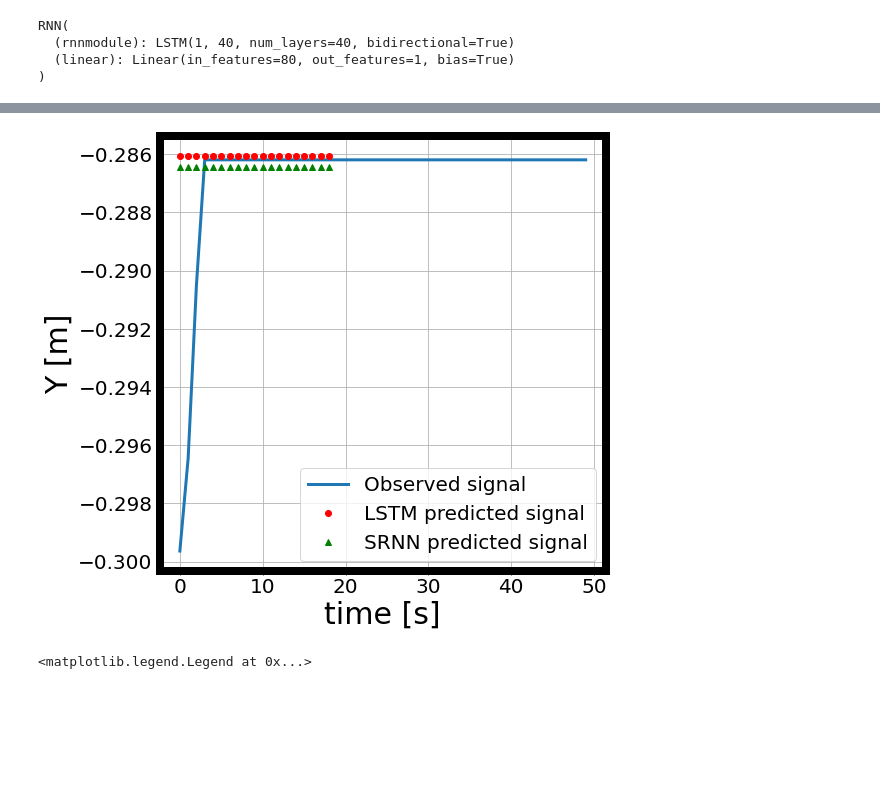
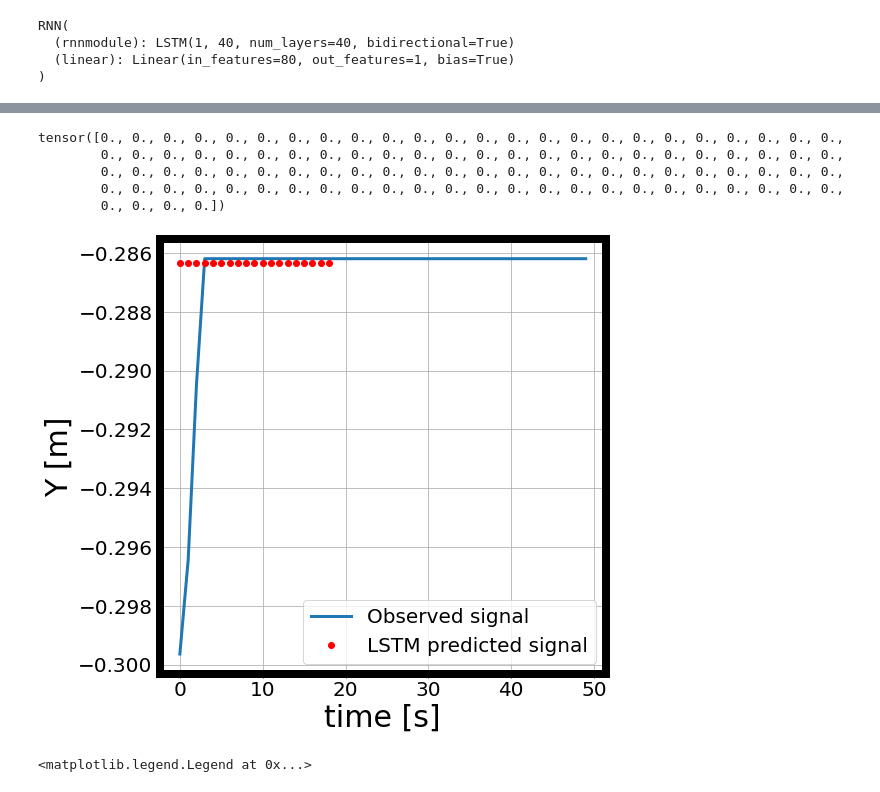
Before and after one commit to bgolshaei/Data_Science, a Jupyter notebook: Project.ipynb, the cells around one changed output, grey strips where cells are left out. Drawn from its saved outputs; the diff is of its cells as text; code cells hidden in the pictures; blank space fills up the shorter version.

```diff
--- a/Project.ipynb
+++ b/Project.ipynb
@@ -131,23 +145,6 @@ series_t = torch.unsqueeze(series_t, dim=1)
 tensor([ 0,  1,  2,  3,  4,  5,  6,  7,  8,  9, 10, 11, 12, 13, 14, 15, 16, 17,
         18, 19, 20, 21, 22, 23, 24, 25, 26, 27, 28, 29, 30, 31, 32, 33, 34, 35,
         36, 37, 38, 39, 40, 41, 42, 43, 44, 45, 46, 47, 48, 49])
-# %%
-def trend(time, slope):
-    return slope*time
-def seasonality_pattern(season_time):
-    return np.where(season_time <0.4, np.cos(2*np.pi*season_time), 1 / np.exp(3 * season_time))
-def seasonality(time, period, amplitude=1, phase=0):
-    season_time = ((time + phase) % period) / period
-    return amplitude * seasonality_pattern(season_time)
-def noise(time, noise_level=1):
-    return np.random.randn(len(time)) * noise_level
-time = np.arange(4 * 365 + 1, dtype="float32")
-baseline = 10
-series = trend(time, 0.1)
-baseline = 10
-amplitude = 40
-slope = 0.05
-noise_level = 5
 # %%
 split_time = 1
 window_size = 20
@@ -200,7 +199,8 @@ class RNN(nn.Module):
             self.rnnmodule = nn.RNN(self.input_dim, self.hidden_dim, self.num_layers, bidirectional=bidir)
         elif rnn_module == "lstm":
             self.rnnmodule = nn.LSTM(self.input_dim, self.hidden_dim, self.num_layers, bidirectional=bidir)
-        self.linear = nn.Linear(self.hidden_dim*self.nd, self.out_dim)
+        self.linearx = nn.Linear(self.hidden_dim*self.nd, self.out_dim)
+        self.lineary = nn.Linear(self.hidden_dim*self.nd, self.out_dim)
 
     def forward(self, x):
 #         h0 = torch.zeros(self.num_layers, self.bs, self.hidden_dim).to(device)
@@ -210,7 +210,8 @@ class RNN(nn.Module):
         out, _ = self.rnnmodule(x)
 
         out = self.linear(out[-1])
-        out = out*100
+        out = self.linear(out[-1]
+        out = out*1000
         return out
 # %%
 model = RNN(input_dim, hidden_dim, num_layers, out_dim, batch_size, num_dir, rnn_module)
@@ -241,7 +242,8 @@ for epoch in range(num_epochs):
         target = item[0:batch_size,-1:].squeeze(dim=1)
         target = target.float()
         target = target.to(device)
-
+        test_Loss=torch.zeros(num_epochs)
+        train_Loss=torch.zeros(num_epochs)
         optimizer.zero_grad()
         #print(inputs.size())
         out = model(inputs)
@@ -267,6 +269,9 @@ for epoch in range(num_epochs):
                 '.format(epoch, running_train_loss/(batch_index+1)))
             print('Epoch {} : Test loss is {:.4f} \
                 '.format(epoch, running_test_loss/(batch_index+1)))
+            test_Loss[epoch]=running_test_loss/(batch_index+1)
+            train_Loss[epoch]=running_train_loss/(batch_index+1)
+
         if best_loss > running_test_loss*batch_size/len(x_test):
             torch.save(model, 'ckpt_time_series.pth')
             best_loss = running_test_loss*batch_size/len(x_test)
@@ -294,3 +299,11 @@ Epoch 90 : Test loss is 0.0001
+# %%
+test_Loss
+# %% [output]
+tensor([0., 0., 0., 0., 0., 0., 0., 0., 0., 0., 0., 0., 0., 0., 0., 0., 0., 0., 0., 0., 0., 0., 0., 0.,
+        0., 0., 0., 0., 0., 0., 0., 0., 0., 0., 0., 0., 0., 0., 0., 0., 0., 0., 0., 0., 0., 0., 0., 0.,
+        0., 0., 0., 0., 0., 0., 0., 0., 0., 0., 0., 0., 0., 0., 0., 0., 0., 0., 0., 0., 0., 0., 0., 0.,
+        0., 0., 0., 0., 0., 0., 0., 0., 0., 0., 0., 0., 0., 0., 0., 0., 0., 0., 0., 0., 0., 0., 0., 0.,
+        0., 0., 0., 0.])
 # %%
 def prediction(model_name, series, window_size):
     model = torch.load(model_name)
@@ -315,16 +328,16 @@ lstm_result = prediction('ckpt_time_series.pth', x_test, window_size)
 # %%
 #plt.figure(figsize=(12, 7))
 t=np.arange(len(x_train))
 plt.plot(t, x_test, lw = 3)
 plt.plot(t[0:len(lstm_result)],lstm_result ,'o', lw = 3, c = 'r')
-plt.plot(t[0:len(srnn_result)],srnn_result ,'^', lw = 3, c = 'g')
+#plt.plot(t[0:len(srnn_result)],srnn_result ,'^', lw = 3, c = 'g')
 plt.grid()
 plt.legend(['Observed signal', 'LSTM predicted signal','SRNN predicted signal'])
 plt.xlabel('time [s]',fontsize=30)
 plt.ylabel('Y [m]',fontsize=30)
 plt.rcParams['axes.linewidth'] = 8
 plt.rcParams["figure.figsize"]=(8,8)
 plt.rcParams.update({'font.size': 20})
 # %% [output]
-[figure, old version]
+[figure, new version]
 # %%
```
Also changed, not shown: parts of 18 cells of this notebook.
